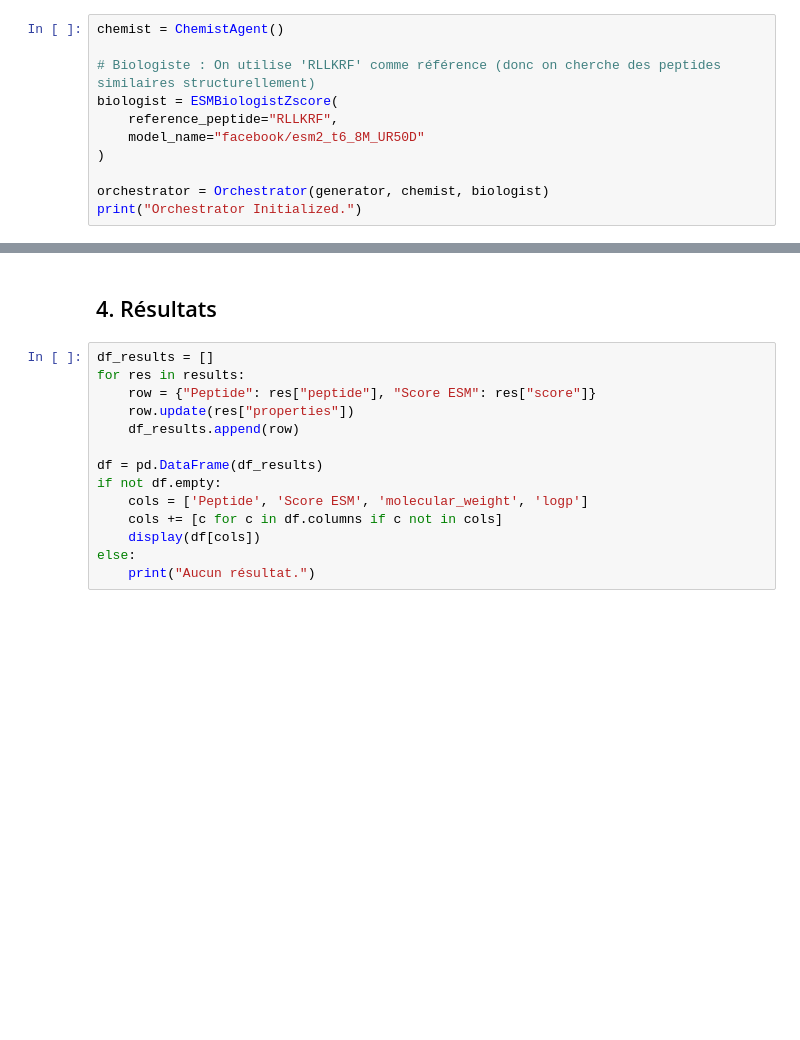
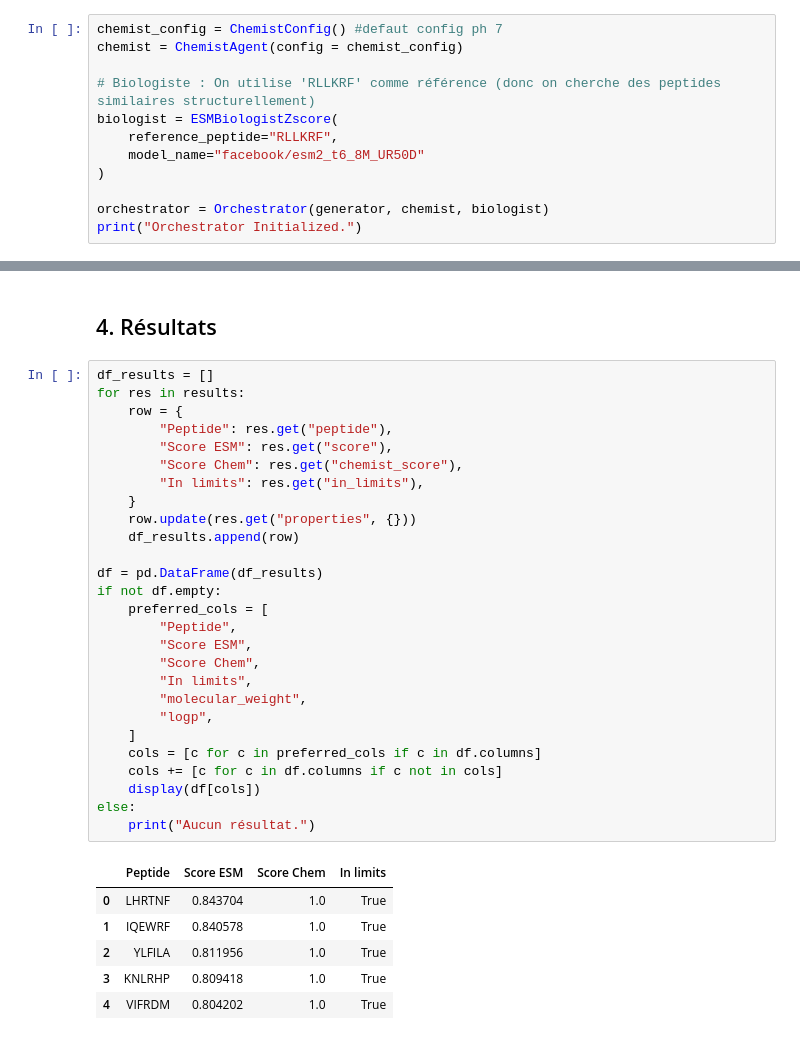
Before and after one commit to Roirtur/multi-expert-peptide-pipeline, a Jupyter notebook: notebooks/orchestrator.ipynb, the cells around one changed output, grey strips where cells are left out. Saved outputs shown, nothing was run; the diff lists cells and outputs as text; blank space fills up the shorter version.

Commit message:
Update orchestrator with new agents, orchestrator jupyter and .gitignore files

```diff
--- a/notebooks/orchestrator.ipynb
+++ b/notebooks/orchestrator.ipynb
@@ -61,7 +64,8 @@ print("VAE Ready!")
 # %% [markdown]
 ## 2. Initialisation des Agents & Orchestrateur
 # %%
-chemist = ChemistAgent()
+chemist_config = ChemistConfig() #defaut config ph 7
+chemist = ChemistAgent(config = chemist_config)
 
 # Biologiste : On utilise 'RLLKRF' comme référence (donc on cherche des peptides similaires structurellement)
 biologist = ESMBiologistZscore(
@@ -94,14 +134,34 @@ print(f"\nPipeline Finished. {len(results)} candidates found.")
 # %%
 df_results = []
 for res in results:
-    row = {"Peptide": res["peptide"], "Score ESM": res["score"]}
-    row.update(res["properties"])
+    row = {
+        "Peptide": res.get("peptide"),
+        "Score ESM": res.get("score"),
+        "Score Chem": res.get("chemist_score"),
+        "In limits": res.get("in_limits"),
+    }
+    row.update(res.get("properties", {}))
     df_results.append(row)
 
 df = pd.DataFrame(df_results)
 if not df.empty:
-    cols = ['Peptide', 'Score ESM', 'molecular_weight', 'logp']
+    preferred_cols = [
+        "Peptide",
+        "Score ESM",
+        "Score Chem",
+        "In limits",
+        "molecular_weight",
+        "logp",
+    ]
+    cols = [c for c in preferred_cols if c in df.columns]
     cols += [c for c in df.columns if c not in cols]
     display(df[cols])
 else:
     print("Aucun résultat.")
+# %% [output]
+|  | Peptide | Score ESM | Score Chem | In limits |
+| 0 | LHRTNF | 0.843704 | 1.0 | True |
+| 1 | IQEWRF | 0.840578 | 1.0 | True |
+| 2 | YLFILA | 0.811956 | 1.0 | True |
+| 3 | KNLRHP | 0.809418 | 1.0 | True |
+| 4 | VIFRDM | 0.804202 | 1.0 | True |
```
Also changed, not shown: parts of 4 cells of this notebook, 2 other files.
